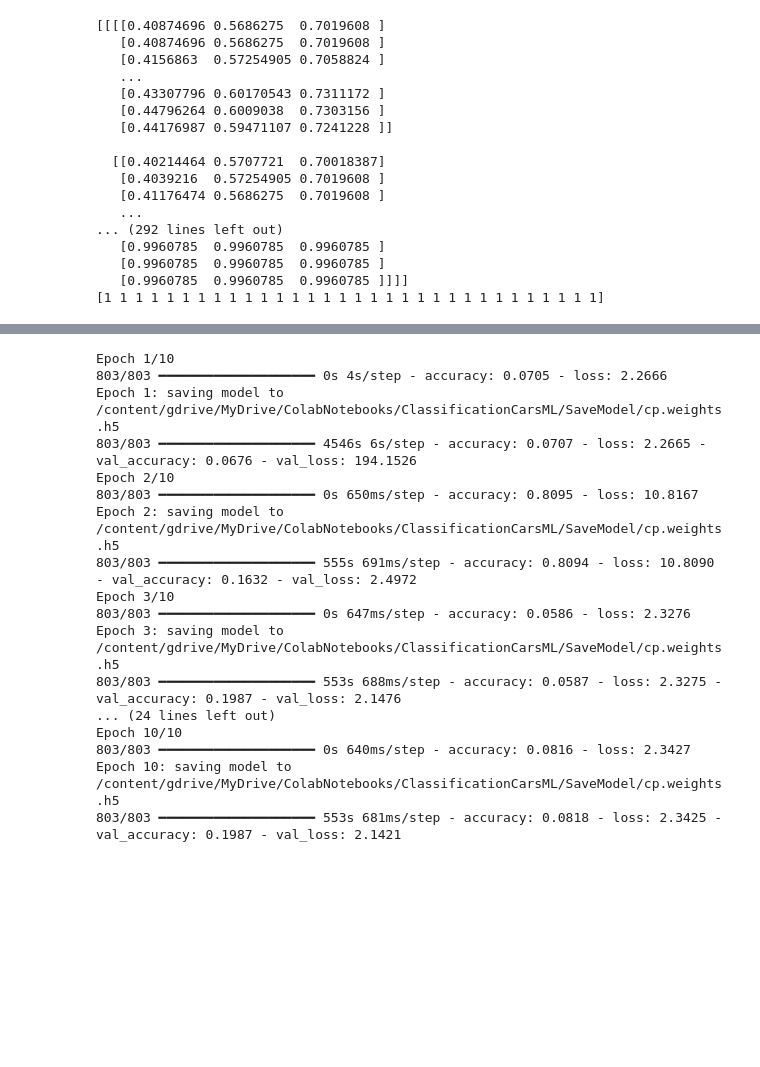
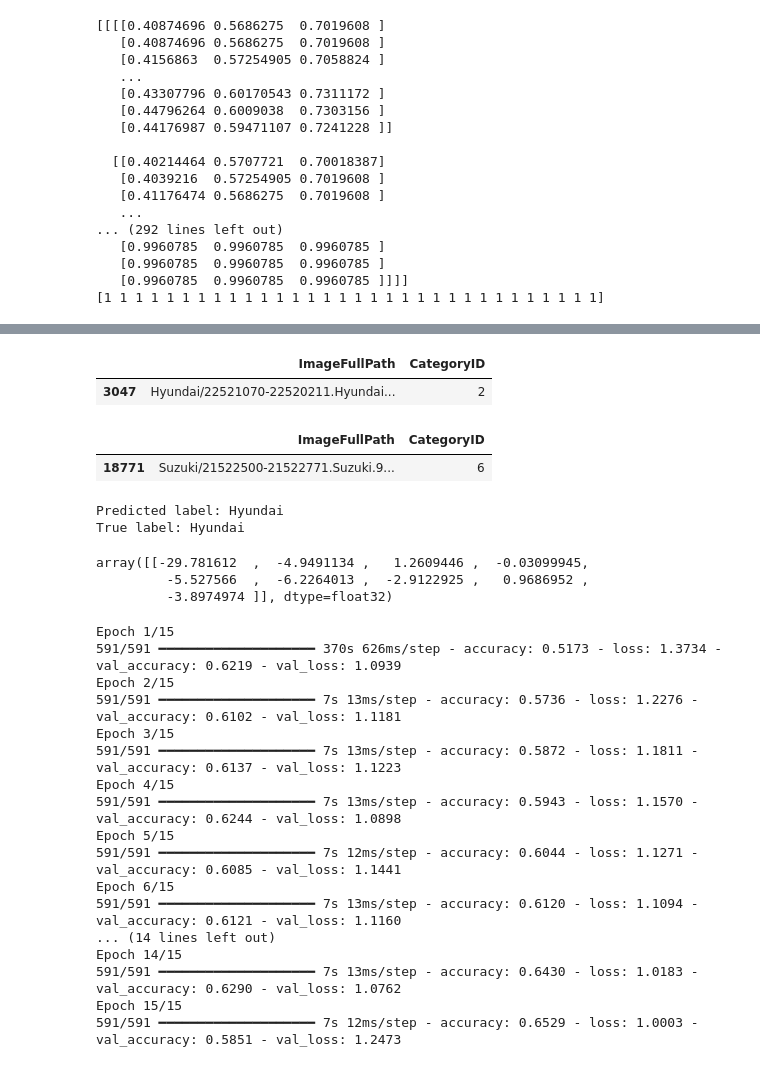
Before and after one commit to leducdat-tpose/CS114.P11, a Jupyter notebook: FinalProject/ClassificationCarBrand/CS114.P11.Module.Classification.Cars.ipynb, the cells around one changed output, grey strips where cells are left out. Cells and saved outputs as stored; diff of their text form; code cells hidden in the pictures; blank space fills up the shorter version.

```diff
--- a/FinalProject/ClassificationCarBrand/CS114.P11.Module.Classification.Cars.ipynb
+++ b/FinalProject/ClassificationCarBrand/CS114.P11.Module.Classification.Cars.ipynb
@@ -201,0 +167,14 @@ Model: "sequential_1"
+# %%
+total_df = pd.read_csv(dataset_path + f'/CarDataset.csv')
+# %%
+predict_img = total_df[total_df['CategoryID'] == categories['Hyundai']].sample(1)
+predict_img
+# %% [output]
+|  | ImageFullPath | CategoryID |
+| 3047 | Hyundai/22521070-22520211.Hyundai... | 2 |
+# %%
+predict_img = total_df.sample(1)
+predict_img
+# %% [output]
+|  | ImageFullPath | CategoryID |
+| 18771 | Suzuki/21522500-21522771.Suzuki.9... | 6 |
@@ -202,27 +186,40 @@ Model: "sequential_1"
+# %%
+predictions  = model.predict(tf.expand_dims(predict_img_numpy, 0), verbose=0)
+predicted_label = car_brands[np.argmax(predictions[0])]
+print("Predicted label:", predicted_label)
+print("True label:", car_brands[predict_img_true_label])
+# %% [output]
+Predicted label: Hyundai
+True label: Hyundai
+# %%
+predictions
+# %% [output]
+array([[-29.781612  ,  -4.9491134 ,   1.2609446 ,  -0.03099945,
+         -5.527566  ,  -6.2264013 ,  -2.9122925 ,   0.9686952 ,
+         -3.8974974 ]], dtype=float32)
 # %%
-epochs=10
-history = model.fit(
+epochs=15
+model.fit(
   train_ds,
   validation_data=test_ds,
-  epochs=epochs,
-  callbacks=[cp_callback]
+  epochs=epochs
 )
 # %% [output]
-Epoch 1/10
-803/803 ━━━━━━━━━━━━━━━━━━━━ 0s 4s/step - accuracy: 0.0705 - loss: 2.2666
-Epoch 1: saving model to /content/gdrive/MyDrive/ColabNotebooks/ClassificationCarsML/SaveModel/cp.weights.h5
-803/803 ━━━━━━━━━━━━━━━━━━━━ 4546s 6s/step - accuracy: 0.0707 - loss: 2.2665 - val_accuracy: 0.0676 - val_loss: 194.1526
-Epoch 2/10
-803/803 ━━━━━━━━━━━━━━━━━━━━ 0s 650ms/step - accuracy: 0.8095 - loss: 10.8167
-Epoch 2: saving model to /content/gdrive/MyDrive/ColabNotebooks/ClassificationCarsML/SaveModel/cp.weights.h5
-803/803 ━━━━━━━━━━━━━━━━━━━━ 555s 691ms/step - accuracy: 0.8094 - loss: 10.8090 - val_accuracy: 0.1632 - val_loss: 2.4972
-Epoch 3/10
-803/803 ━━━━━━━━━━━━━━━━━━━━ 0s 647ms/step - accuracy: 0.0586 - loss: 2.3276
-Epoch 3: saving model to /content/gdrive/MyDrive/ColabNotebooks/ClassificationCarsML/SaveModel/cp.weights.h5
-803/803 ━━━━━━━━━━━━━━━━━━━━ 553s 688ms/step - accuracy: 0.0587 - loss: 2.3275 - val_accuracy: 0.1987 - val_loss: 2.1476
-... (24 lines left out)
-Epoch 10/10
-803/803 ━━━━━━━━━━━━━━━━━━━━ 0s 640ms/step - accuracy: 0.0816 - loss: 2.3427
-Epoch 10: saving model to /content/gdrive/MyDrive/ColabNotebooks/ClassificationCarsML/SaveModel/cp.weights.h5
-803/803 ━━━━━━━━━━━━━━━━━━━━ 553s 681ms/step - accuracy: 0.0818 - loss: 2.3425 - val_accuracy: 0.1987 - val_loss: 2.1421
+Epoch 1/15
+591/591 ━━━━━━━━━━━━━━━━━━━━ 370s 626ms/step - accuracy: 0.5173 - loss: 1.3734 - val_accuracy: 0.6219 - val_loss: 1.0939
+Epoch 2/15
+591/591 ━━━━━━━━━━━━━━━━━━━━ 7s 13ms/step - accuracy: 0.5736 - loss: 1.2276 - val_accuracy: 0.6102 - val_loss: 1.1181
+Epoch 3/15
+591/591 ━━━━━━━━━━━━━━━━━━━━ 7s 13ms/step - accuracy: 0.5872 - loss: 1.1811 - val_accuracy: 0.6137 - val_loss: 1.1223
+Epoch 4/15
+591/591 ━━━━━━━━━━━━━━━━━━━━ 7s 13ms/step - accuracy: 0.5943 - loss: 1.1570 - val_accuracy: 0.6244 - val_loss: 1.0898
+Epoch 5/15
+591/591 ━━━━━━━━━━━━━━━━━━━━ 7s 12ms/step - accuracy: 0.6044 - loss: 1.1271 - val_accuracy: 0.6085 - val_loss: 1.1441
+Epoch 6/15
+591/591 ━━━━━━━━━━━━━━━━━━━━ 7s 13ms/step - accuracy: 0.6120 - loss: 1.1094 - val_accuracy: 0.6121 - val_loss: 1.1160
+... (14 lines left out)
+Epoch 14/15
+591/591 ━━━━━━━━━━━━━━━━━━━━ 7s 13ms/step - accuracy: 0.6430 - loss: 1.0183 - val_accuracy: 0.6290 - val_loss: 1.0762
+Epoch 15/15
+591/591 ━━━━━━━━━━━━━━━━━━━━ 7s 12ms/step - accuracy: 0.6529 - loss: 1.0003 - val_accuracy: 0.5851 - val_loss: 1.2473
 # %%
```
Also changed, not shown: parts of 20 cells of this notebook.
